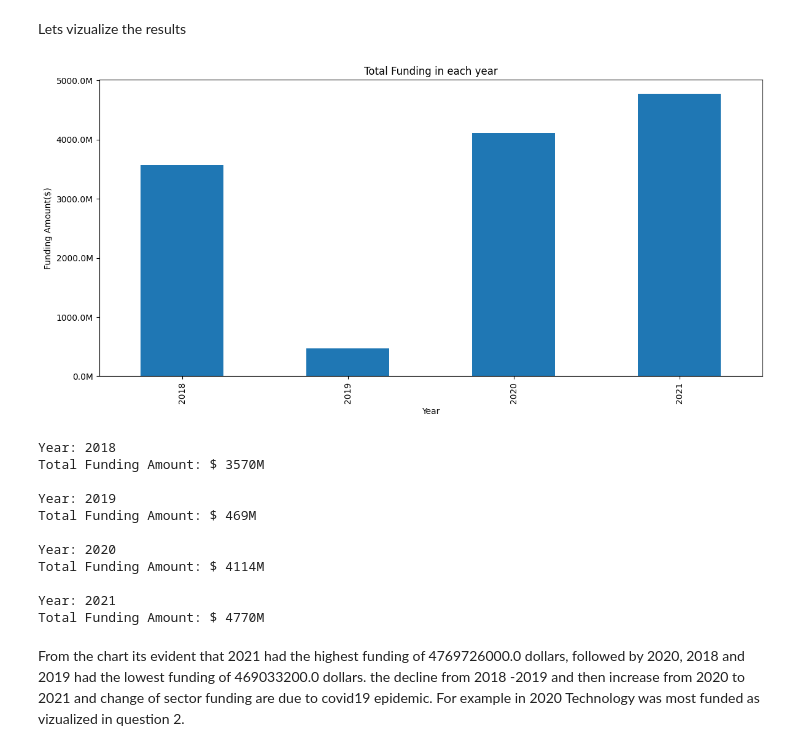
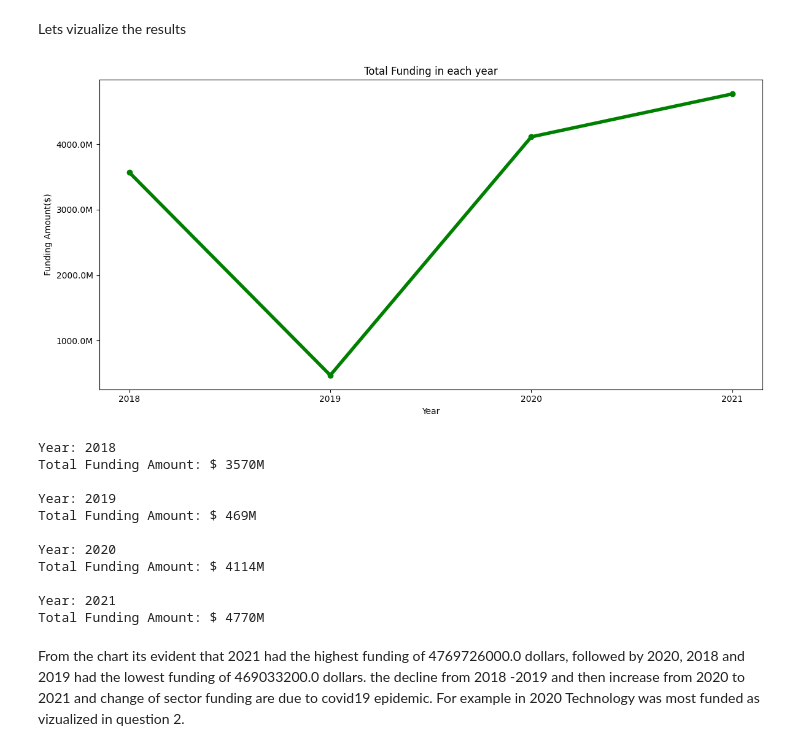
Before and after one commit to MarthaK-Coder/AZUBI-AFRICA--LP1-Sprint, a Jupyter notebook: ProjectNotebook.ipynb, the cells around one changed output. Saved outputs shown, nothing was run; the diff lists cells and outputs as text; code cells hidden in the pictures.

```diff
--- a/ProjectNotebook.ipynb
+++ b/ProjectNotebook.ipynb
@@ -2668,29 +2665,31 @@ Lets vizualize the results
 # %%
 total_funding_yearly = final_data.groupby('Year')['Amount($)'].sum()
 plt.figure(figsize=(12, 6))
-#plt.bar(total_funding_yearly('Year','Amount($)'))
-total_funding_yearly.plot(kind = 'bar')
+
+plt.plot(total_funding_yearly.index, total_funding_yearly.values, marker='o', linestyle='-', color='green', linewidth=4)
+
 plt.xlabel('Year')
 plt.ylabel('Funding Amount($)')
 plt.title('Total Funding in each year')
-plt.xticks(rotation=90)
+#plt.xticks(rotation=90)
+plt.xticks(final_data['Year'].unique())  # Show all years on the X-axis
 # Format the y-axis labels in millions
 def millions_formatter(x, pos):
     return f'{x / 1e6:.1f}M'
 y_formatter = ticker.FuncFormatter(millions_formatter)
 plt.gca().yaxis.set_major_formatter(y_formatter)
 
 
 plt.tight_layout()  # Adjust layout to prevent overlapping labels
 plt.show()
 
 # Print total funding amounts per year
 for year, total_amount in total_funding_yearly.items():
     print("Year:", year)
     print("Total Funding Amount: $", f'{total_amount / 1e6:.0f}M')
     print()
 # %% [output]
-[figure, old version]
+[figure, new version]
 Year: 2018
 Total Funding Amount: $ 3570M
 
```
Also changed, not shown: parts of 2 cells of this notebook, 1 other file.
